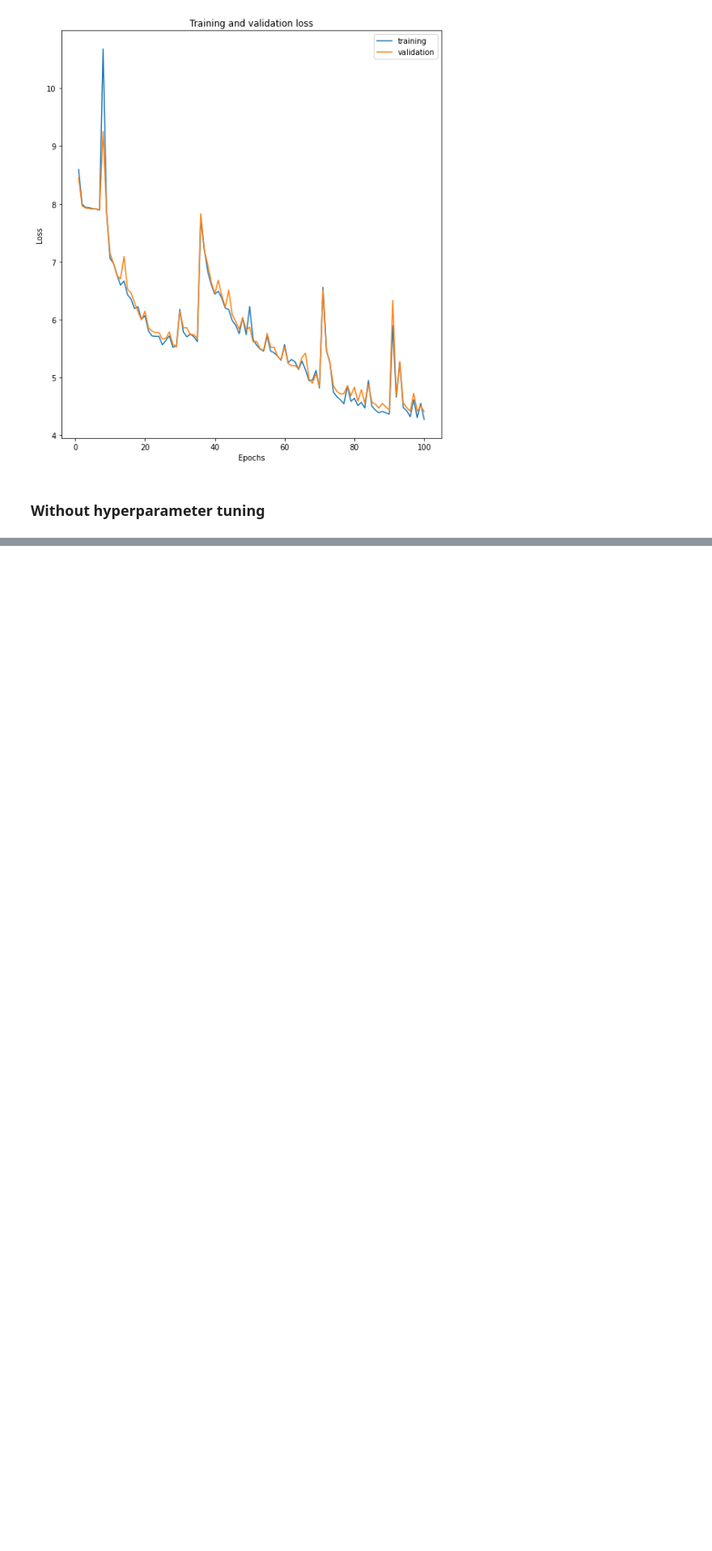
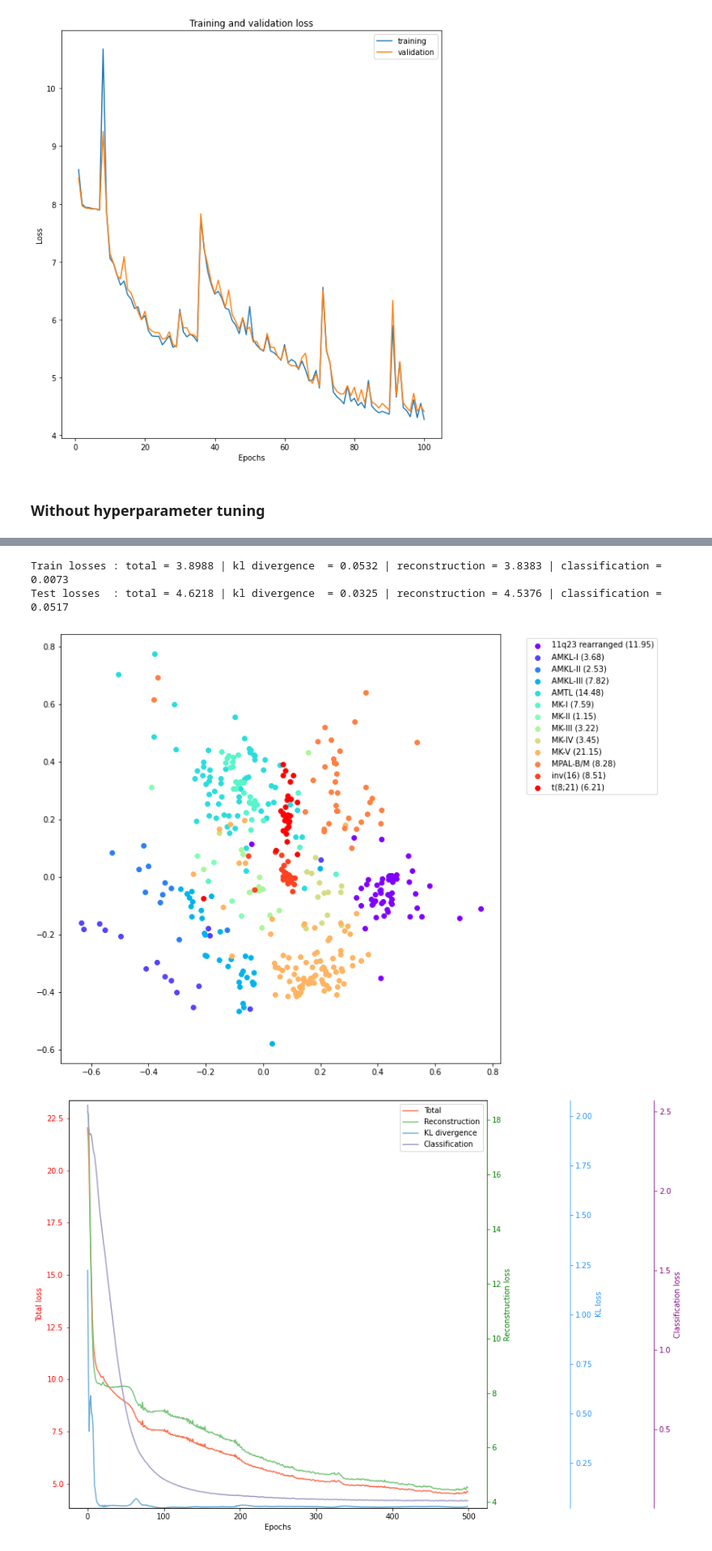
Before and after one commit to ThiesCalje/Survival-Analysis-Deep-Learning-AML-, a Jupyter notebook: Code/Collab/Clustering_Embedding.ipynb, the cells around one changed output, grey strips where cells are left out. Shown at 81% size. Drawn from its saved outputs; the diff is of its cells as text; code cells hidden in the pictures; blank space fills up the shorter version.

```diff
--- a/Code/Collab/Clustering_Embedding.ipynb
+++ b/Code/Collab/Clustering_Embedding.ipynb
@@ -1186,10 +1273,10 @@ plot_VAE_2(loss_train, loss_test)
 # %%
 def sampling_sc(args):
     z_mean, z_log_sigma = args
-    latent_dim = K.shape(z_mean)
-    epsilon = K.random_normal(shape=(latent_dim[0], latent_dim[1]),
+    latent_dim = tf.shape(z_mean)
+    epsilon = tf.random.normal(shape=(latent_dim[0], latent_dim[1]),
                               mean=0., stddev=0.005)
-    return z_mean + K.exp(z_log_sigma) * epsilon
+    return z_mean + tf.exp(z_log_sigma) * epsilon
 # %%
 def VAE_sc(structure):
 
@@ -1603,31 +1687,22 @@ structure = {"input dimension"        :   381,
              "number of clusters"     :   len(labels)}    # float, dropout is however not yet implemented, as overfitting does not seem very significant when the network structure is right
 
 batch_size = 512
-w = [1,1,0]
+w = (1, 1, 1)
 
-# num_patients    = data_n.shape[0]
-# ind_shuffle     = random.sample(list(range(num_patients)), num_patients)
-# train_size      = int(0.80*num_patients)
-
-# x_train     = tf.convert_to_tensor(data_n.iloc[ind_shuffle][:train_size])
-# x_test      = tf.convert_to_tensor(data_n.iloc[ind_shuffle][train_size:])
-
-# x_train_c     = tf.convert_to_tensor(data_c.iloc[ind_shuffle][:train_size])
-# x_test_c      = tf.convert_to_tensor(data_c.iloc[ind_shuffle][train_size:])
-
-# train_dataset = tf.data.Dataset.from_tensor_slices((x_train, x_train_c)).batch(batch_size)
-# test_dataset  = tf.data.Dataset.from_tensor_slices((x_test, x_test_c)).batch(batch_size)
-
-train_dataset, test_dataset = data_procsg(gene_expression, patient_data, 5, batch_size, var_of_interest, balance= True)
+train_dataset, test_dataset = data_procsg(gene_expression, patient_data, 1, batch_size, var_of_interest, balance= True)
 
 encoder, decoder, vae       = VAE_sc(structure)
-loss_train, loss_test, accuracy = training_VAE_sc(encoder, decoder, 1000, train_dataset, test_dataset, w)
+encoder.summary()
+loss_train, loss_test, accuracy = training_VAE_sc(encoder, decoder, 500, train_dataset, test_dataset, w)
+
+print("Train losses : total = %.4f | kl divergence  = %.4f | reconstruction = %.4f | classification = %.4f" % (loss_train[-1,0], loss_train[-1,1], loss_train[-1,2], loss_train[-1,3]))
+print("Test losses  : total = %.4f | kl divergence  = %.4f | reconstruction = %.4f | classification = %.4f" % (loss_test[-1,0], loss_test[-1,1], loss_test[-1,2], loss_test[-1,3]))
 # encoder         = Model(inputs  = vae.input,
 #                         outputs = vae.get_layer("VAE-encoder").output)
 
-coords = encoder(gene_expression)[-1]
+means, vars, coords, classifi = encoder(gene_expression)
 vis_clus(coords, patient_data, var_of_interest)
-# encoder.summary()
+
 
 # history = vae.fit(gene_expression, gene_expression,
 #         epochs=200,
@@ -1640,0 +1730,4 @@ WARNING:tensorflow:Gradients do not exist for variables ['classification_layer/k
+Train losses : total = 3.8988 | kl divergence  = 0.0532 | reconstruction = 3.8383 | classification = 0.0073
+Test losses  : total = 4.6218 | kl divergence  = 0.0325 | reconstruction = 4.5376 | classification = 0.0517
+[figure, added]
+[figure, added]
```
Also changed, not shown: parts of 13 cells of this notebook.
